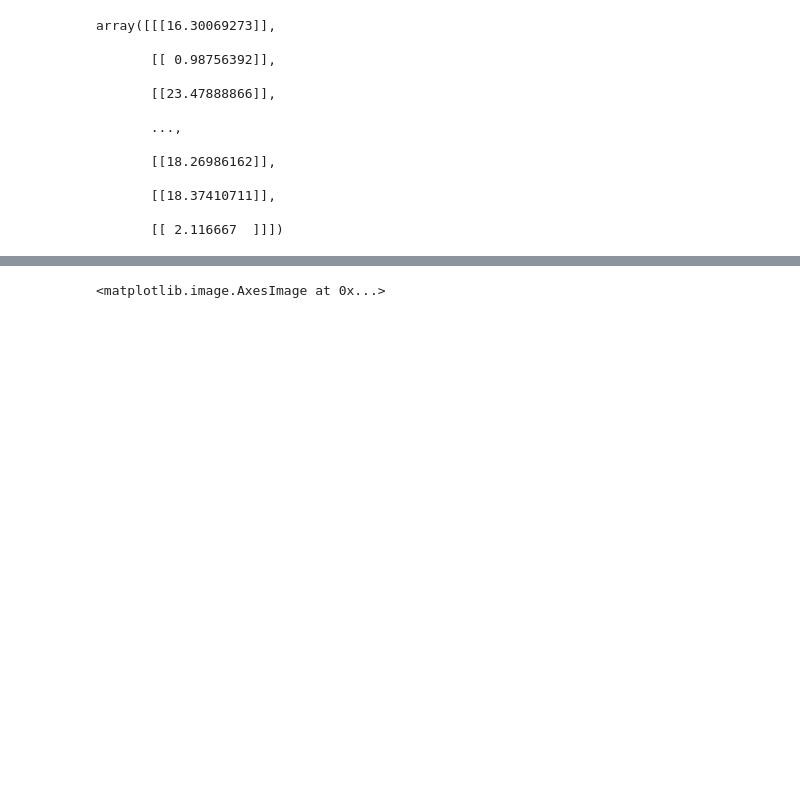
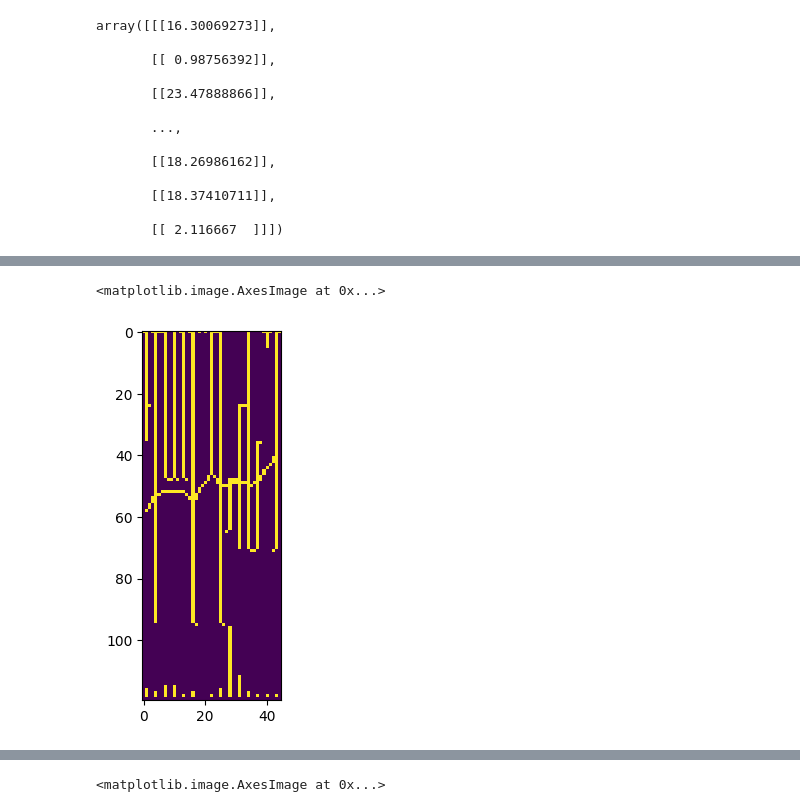
Before and after one commit to abdussamad17/portfolio-manager, a Jupyter notebook: BackTest/image_manip.ipynb, the cells around one changed output, grey strips where cells are left out. Drawn from its saved outputs; the diff is of its cells as text; code cells hidden in the pictures; blank space fills up the shorter version.

```diff
--- a/BackTest/image_manip.ipynb
+++ b/BackTest/image_manip.ipynb
@@ -97,3 +260,8 @@ def make_image(sample, ema=True):
+# %%
+plt.imshow(make_image(x))
+# %% [output]
+<matplotlib.image.AxesImage at 0x...>
+[figure, added]
 # %%
 plt.imshow(make_image(Xs[1843]))
 # %% [output]
```
Also changed, not shown: parts of 31 cells of this notebook, 3 other files.
